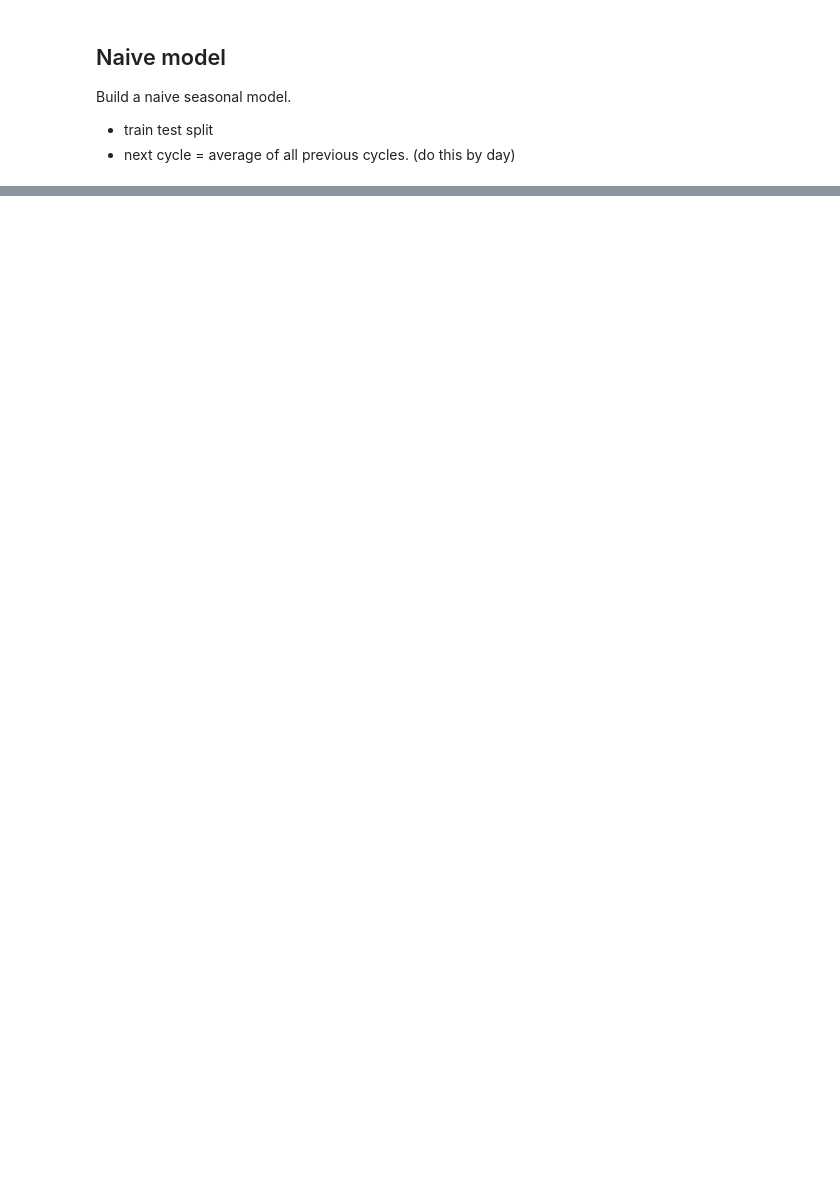
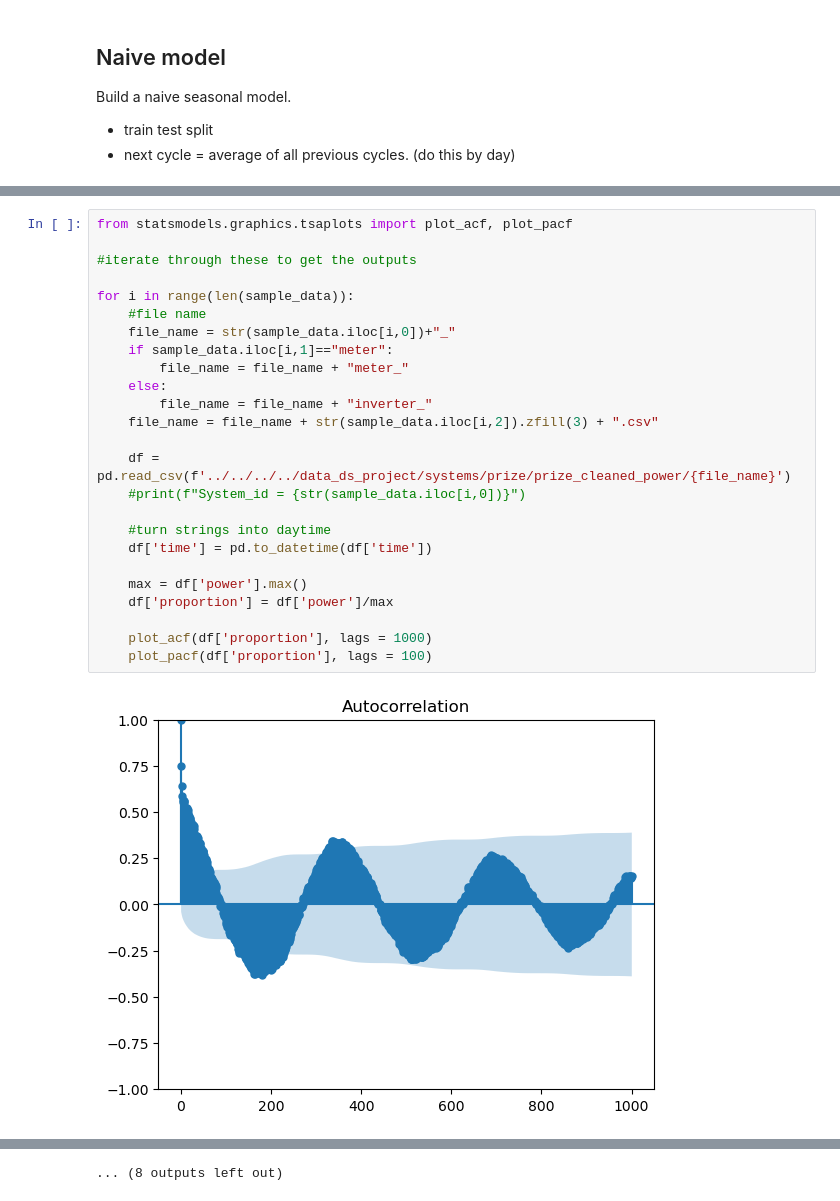
Before and after one commit to Erdos-Projects/predicting-day-ahead-solar-power-production, a Jupyter notebook: notebooks/eda/RS/time-series-EDA.ipynb, the cells around one changed output, grey strips where cells are left out. Saved outputs shown, nothing was run; the diff lists cells and outputs as text; blank space fills up the shorter version.

```diff
--- a/notebooks/eda/RS/time-series-EDA.ipynb
+++ b/notebooks/eda/RS/time-series-EDA.ipynb
@@ -272,0 +269,27 @@ Missing days: (there is a gap before printed day)
+# %%
+from statsmodels.graphics.tsaplots import plot_acf, plot_pacf
+
+#iterate through these to get the outputs
+
+for i in range(len(sample_data)):
+    #file name
+    file_name = str(sample_data.iloc[i,0])+"_"
+    if sample_data.iloc[i,1]=="meter":
+        file_name = file_name + "meter_"
+    else:
+        file_name = file_name + "inverter_"
+    file_name = file_name + str(sample_data.iloc[i,2]).zfill(3) + ".csv"
+
+    df = pd.read_csv(f'../../../../data_ds_project/systems/prize/prize_cleaned_power/{file_name}')
+    #print(f"System_id = {str(sample_data.iloc[i,0])}")
+
+    #turn strings into daytime
+    df['time'] = pd.to_datetime(df['time'])
+
+    max = df['power'].max()
+    df['proportion'] = df['power']/max
+
+    plot_acf(df['proportion'], lags = 1000)
+    plot_pacf(df['proportion'], lags = 100)
+# %% [output]
+[figure, added]
@@ -272,0 +307 @@ Missing days: (there is a gap before printed day)
+... (8 outputs left out)
```
Also changed, not shown: parts of 13 cells of this notebook, 3 other files.
